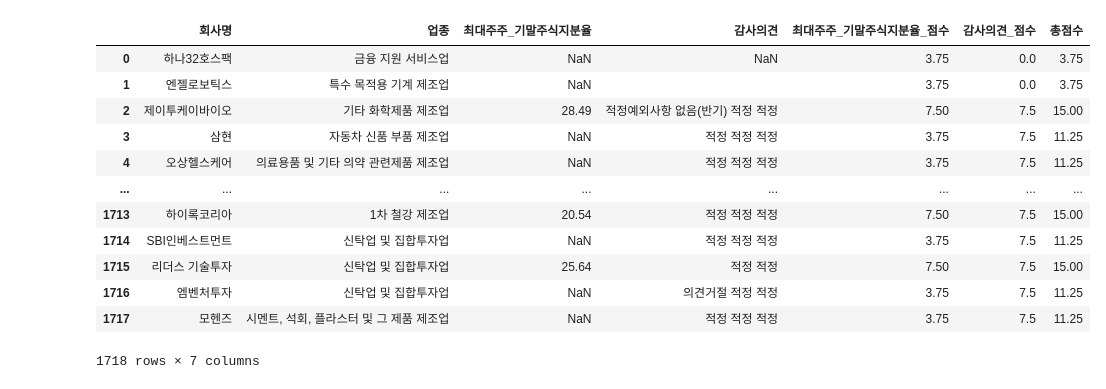
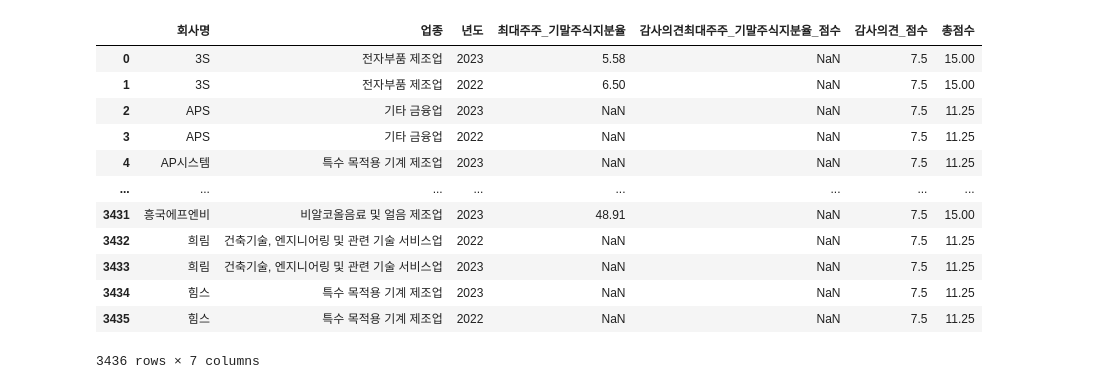
Before and after one commit to jmp-fullstack/ESG_TEAM1, a Jupyter notebook: 5.rating/다트점수/DART_rating.ipynb, the cells around one changed output. Saved outputs shown, nothing was run; the diff lists cells and outputs as text; code cells hidden in the pictures.

Commit message:
dart, recall, and green rating code update

```diff
--- a/5.rating/다트점수/DART_rating.ipynb
+++ b/5.rating/다트점수/DART_rating.ipynb
@@ -58,17 +114,17 @@ rating_dart.to_excel('rating_dart.xlsx', index=False)
 # %%
 # 파일 불러오기 (확인용)
-pd.read_excel('rating_dart.xlsx')
+pd.read_excel('rating_dart_total.xlsx')
 # %% [output]
-|  | 회사명 | 업종 | 최대주주_기말주식지분율 | 감사의견 | 최대주주_기말주식지분율_점수 | 감사의견_점수 | 총점수 |
-| 0 | 하나32호스팩 | 금융 지원 서비스업 | NaN | NaN | 3.75 | 0.0 | 3.75 |
-| 1 | 엔젤로보틱스 | 특수 목적용 기계 제조업 | NaN |  | 3.75 | 0.0 | 3.75 |
-| 2 | 제이투케이바이오 | 기타 화학제품 제조업 | 28.49 | 적정예외사항 없음(반기) 적정 적정 | 7.50 | 7.5 | 15.00 |
-| 3 | 삼현 | 자동차 신품 부품 제조업 | NaN | 적정 적정 적정 | 3.75 | 7.5 | 11.25 |
-| 4 | 오상헬스케어 | 의료용품 및 기타 의약 관련제품 제조업 | NaN | 적정 적정 적정 | 3.75 | 7.5 | 11.25 |
+|  | 회사명 | 업종 | 년도 | 최대주주_기말주식지분율 | 감사의견최대주주_기말주식지분율_점수 | 감사의견_점수 | 총점수 |
+| 0 | 3S | 전자부품 제조업 | 2023 | 5.58 | NaN | 7.5 | 15.00 |
+| 1 | 3S | 전자부품 제조업 | 2022 | 6.50 | NaN | 7.5 | 15.00 |
+| 2 | APS | 기타 금융업 | 2023 | NaN | NaN | 7.5 | 11.25 |
+| 3 | APS | 기타 금융업 | 2022 | NaN | NaN | 7.5 | 11.25 |
+| 4 | AP시스템 | 특수 목적용 기계 제조업 | 2023 | NaN | NaN | 7.5 | 11.25 |
 | ... | ... | ... | ... | ... | ... | ... | ... |
-| 1713 | 하이록코리아 | 1차 철강 제조업 | 20.54 | 적정 적정 적정 | 7.50 | 7.5 | 15.00 |
-| 1714 | SBI인베스트먼트 | 신탁업 및 집합투자업 | NaN | 적정 적정 적정 | 3.75 | 7.5 | 11.25 |
-| 1715 | 리더스 기술투자 | 신탁업 및 집합투자업 | 25.64 | 적정 적정 | 7.50 | 7.5 | 15.00 |
-| 1716 | 엠벤처투자 | 신탁업 및 집합투자업 | NaN | 의견거절 적정 적정 | 3.75 | 7.5 | 11.25 |
-| 1717 | 모헨즈 | 시멘트, 석회, 플라스터 및 그 제품 제조업 | NaN | 적정 적정 적정 | 3.75 | 7.5 | 11.25 |
+| 3431 | 흥국에프엔비 | 비알코올음료 및 얼음 제조업 | 2023 | 48.91 | NaN | 7.5 | 15.00 |
+| 3432 | 희림 | 건축기술, 엔지니어링 및 관련 기술 서비스업 | 2022 | NaN | NaN | 7.5 | 11.25 |
+| 3433 | 희림 | 건축기술, 엔지니어링 및 관련 기술 서비스업 | 2023 | NaN | NaN | 7.5 | 11.25 |
+| 3434 | 힘스 | 특수 목적용 기계 제조업 | 2023 | NaN | NaN | 7.5 | 11.25 |
+| 3435 | 힘스 | 특수 목적용 기계 제조업 | 2022 | NaN | NaN | 7.5 | 11.25 |
-1718 rows × 7 columns
+3436 rows × 7 columns
```
Also changed, not shown: parts of 11 cells of this notebook, 15 other files.
